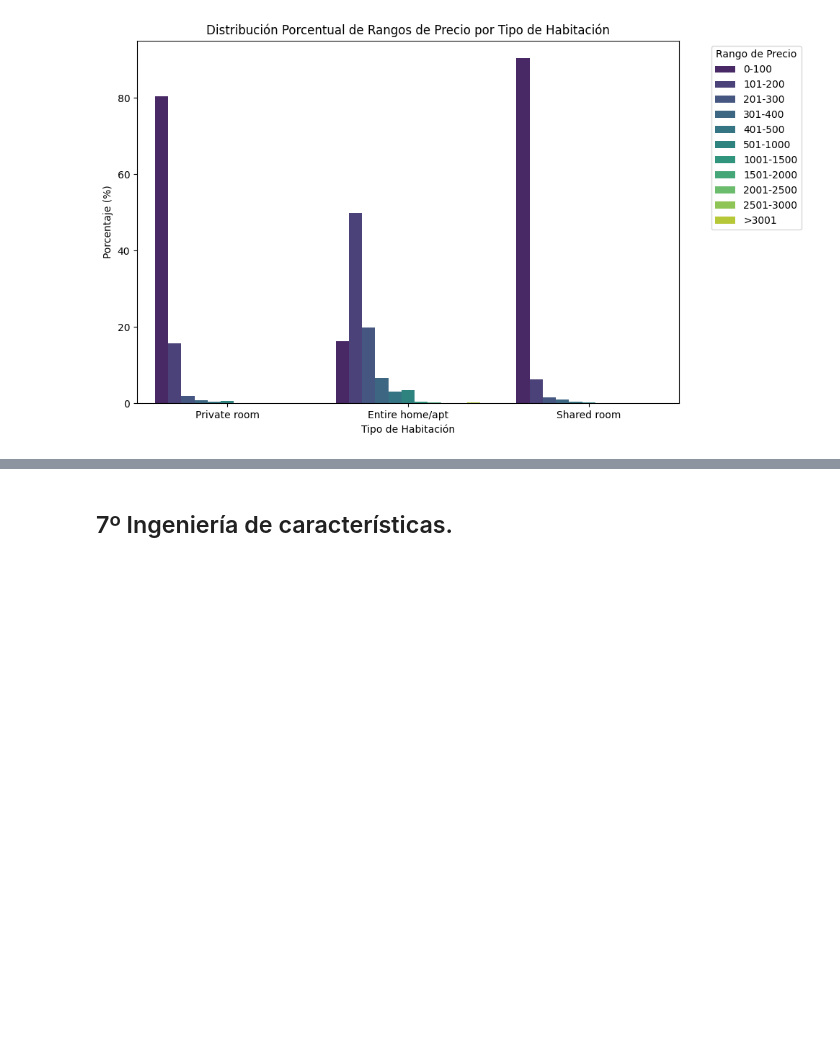
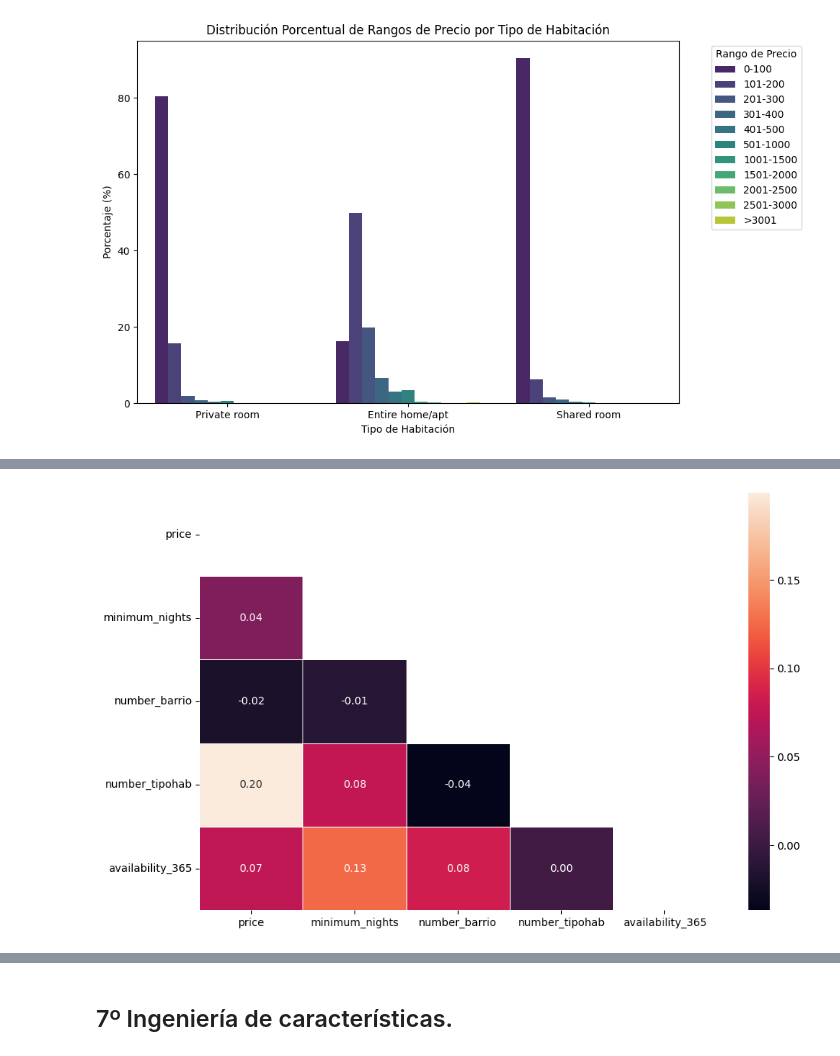
Before and after one commit to 4GeeksAcademy/sarayruiz---Machine-Learning, a Jupyter notebook: src/00-eda-airbnb-ny.ipynb, the cells around one changed output, grey strips where cells are left out. Drawn from its saved outputs; the diff is of its cells as text; code cells hidden in the pictures; blank space fills up the shorter version.

```diff
--- a/src/00-eda-airbnb-ny.ipynb
+++ b/src/00-eda-airbnb-ny.ipynb
@@ -364,6 +364,8 @@ plt.show()
 # %% [markdown]
 > ### Analizaremos la variabilidad de los precios por noche en función de cada categoría de habitación.
 # %%
+df['nombre_habitacion'] = df['number_tipohab'].map(mapa_habitaciones)
+
 data_precio_habitacion = (df.groupby('number_tipohab')['rango_precio'].value_counts(normalize=True).mul(100).rename('porcentaje').reset_index())
 data_precio_habitacion['nombre_habitacion'] = data_precio_habitacion['number_tipohab'].map(mapa_habitaciones)
 
@@ -392,0 +411,11 @@ plt.show()
+# %%
+corr = df[["price", "minimum_nights", "number_barrio", "number_tipohab",'availability_365',]].corr()
+mask = np.triu(np.ones_like(corr, dtype=bool))
+
+fig, axis = plt.subplots(figsize=(10, 6))
+sns.heatmap(corr, mask=mask, annot=True, linewidths=0.5, fmt=".2f")
+
+plt.tight_layout()
+plt.show()
+# %% [output]
+[figure, added]
```
Also changed, not shown: parts of 5 cells of this notebook.
